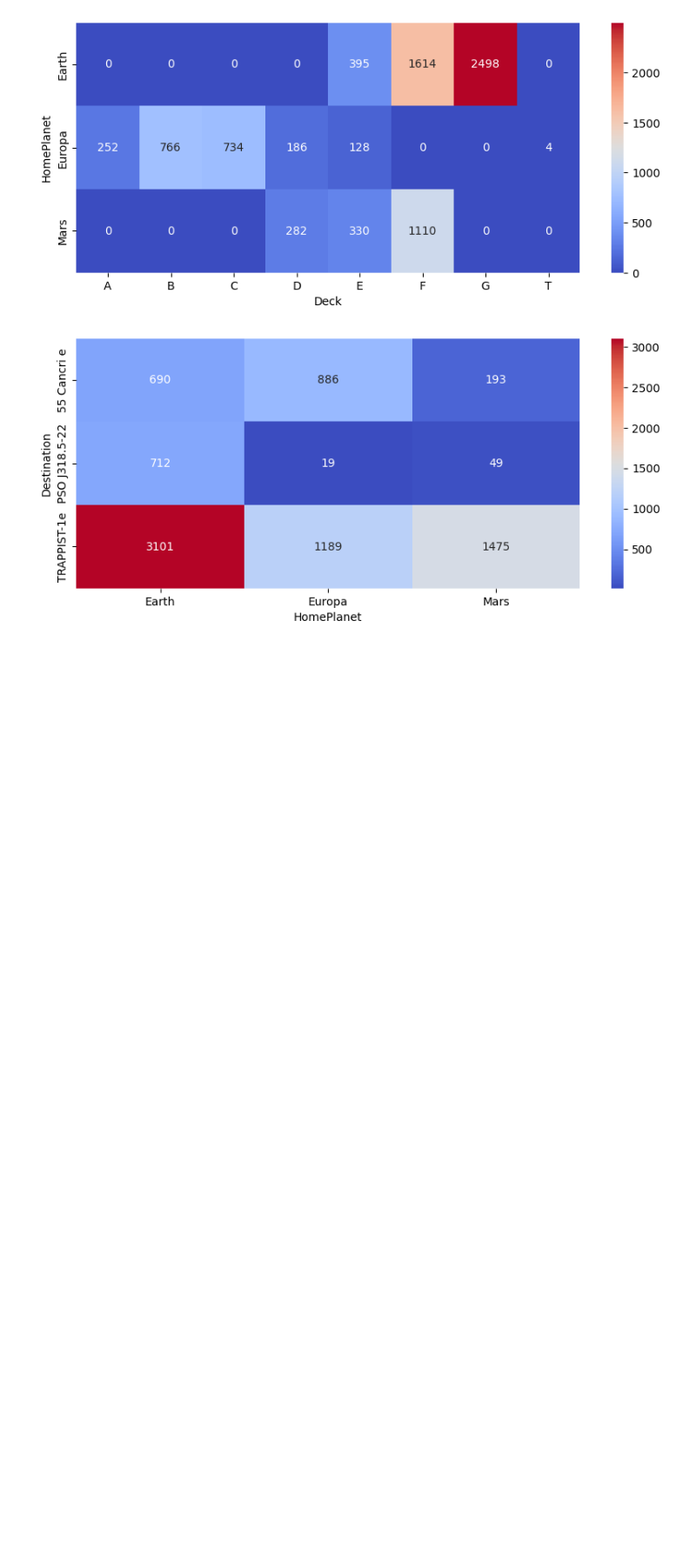
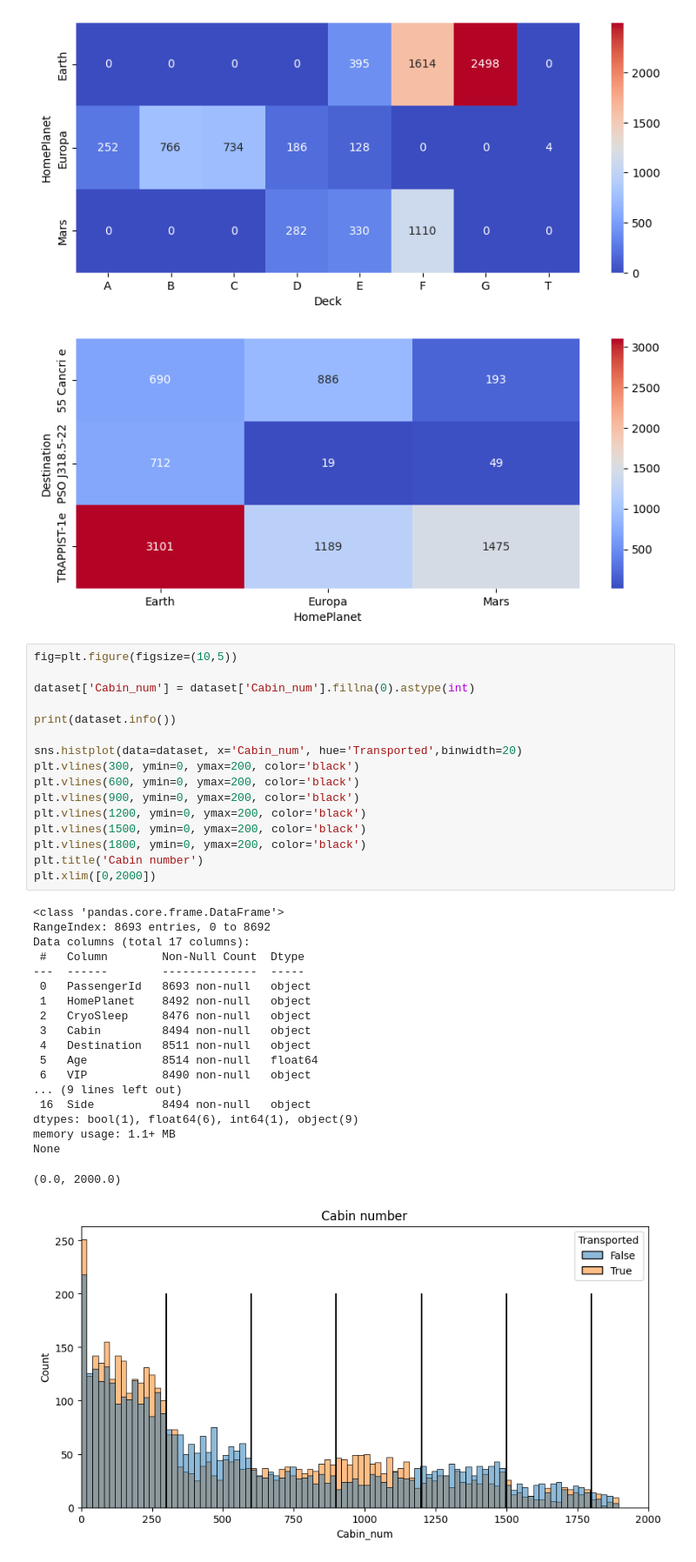
Before and after one commit to YoshiLeLama/projet-ml, a Jupyter notebook: data_analysis.ipynb, the cells around one changed output. Shown at 87% size. Saved outputs shown, nothing was run; the diff lists cells and outputs as text; blank space fills up the shorter version.

```diff
--- a/data_analysis.ipynb
+++ b/data_analysis.ipynb
@@ -162,3 +162,39 @@ None
 <Axes: xlabel='HomePlanet', ylabel='Destination'>
 [figure]
 [figure]
+# %%
+fig=plt.figure(figsize=(10,5))
+
+dataset['Cabin_num'] = dataset['Cabin_num'].fillna(0).astype(int)
+
+print(dataset.info())
+
+sns.histplot(data=dataset, x='Cabin_num', hue='Transported',binwidth=20)
+plt.vlines(300, ymin=0, ymax=200, color='black')
+plt.vlines(600, ymin=0, ymax=200, color='black')
+plt.vlines(900, ymin=0, ymax=200, color='black')
+plt.vlines(1200, ymin=0, ymax=200, color='black')
+plt.vlines(1500, ymin=0, ymax=200, color='black')
+plt.vlines(1800, ymin=0, ymax=200, color='black')
+plt.title('Cabin number')
+plt.xlim([0,2000])
+# %% [output]
+<class 'pandas.core.frame.DataFrame'>
+RangeIndex: 8693 entries, 0 to 8692
+Data columns (total 17 columns):
+ #   Column        Non-Null Count  Dtype
+---  ------        --------------  -----
+ 0   PassengerId   8693 non-null   object
+ 1   HomePlanet    8492 non-null   object
+ 2   CryoSleep     8476 non-null   object
+ 3   Cabin         8494 non-null   object
+ 4   Destination   8511 non-null   object
+ 5   Age           8514 non-null   float64
+ 6   VIP           8490 non-null   object
+... (9 lines left out)
+ 16  Side          8494 non-null   object
+dtypes: bool(1), float64(6), int64(1), object(9)
+memory usage: 1.1+ MB
+None
+(0.0, 2000.0)
+[figure, added]
```
Also changed, not shown: parts of 1 cell of this notebook, 1 other file.
